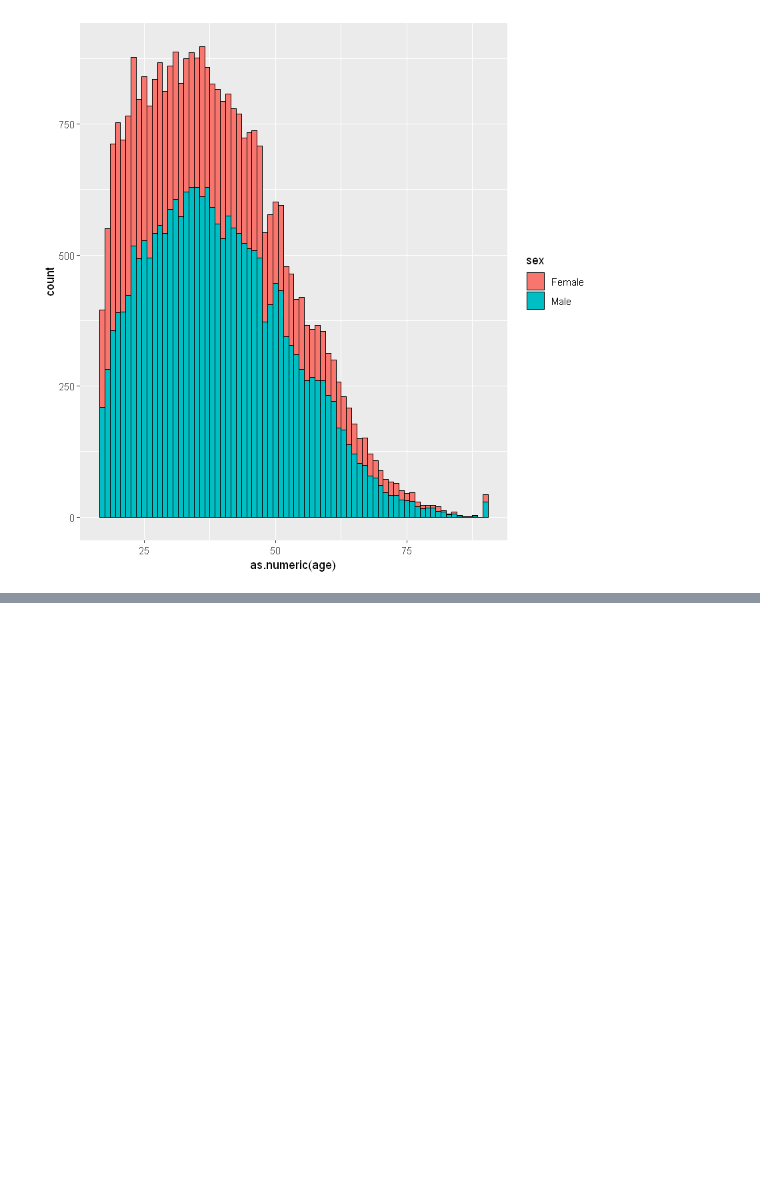
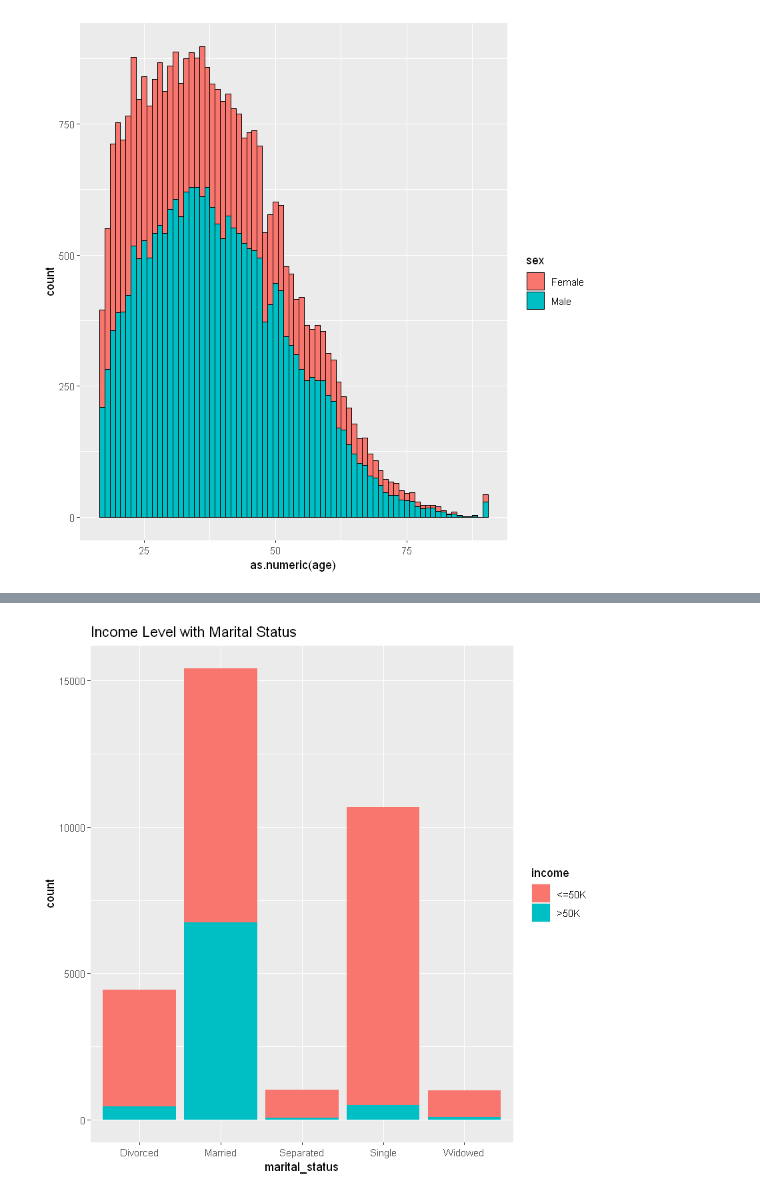
Before and after one commit to vishnusreddy/income-prediction, a Jupyter notebook: EDA.ipynb, the cells around one changed output, grey strips where cells are left out. Drawn from its saved outputs; the diff is of its cells as text; code cells hidden in the pictures; blank space fills up the shorter version.

```diff
--- a/EDA.ipynb
+++ b/EDA.ipynb
@@ -44,0 +237,7 @@ ggplot(adult) + aes(x=as.numeric(age), group=sex, fill=sex) +
+# %%
+adult$marital_status <- gsub('Married-AF-spouse', 'Married', adult$marital_status)
+adult$marital_status <- gsub('Married-civ-spouse', 'Married', adult$marital_status)
+adult$marital_status <- gsub('Married-spouse-absent', 'Married', adult$marital_status)
+adult$marital_status <- gsub('Never-married', 'Single', adult$marital_status)
+adult$marital_status <- as.factor(adult$marital_status)
+summary(adult$marital_status)
@@ -44,0 +247,4 @@ ggplot(adult) + aes(x=as.numeric(age), group=sex, fill=sex) +
+# %%
+df3 <- data.frame(table(adult$income, adult$marital_status))
+names(df3) <- c('income', 'marital_status', 'count')
+df3
@@ -44,0 +263,10 @@ ggplot(adult) + aes(x=as.numeric(age), group=sex, fill=sex) +
+# %%
+# calculate the percentages
+df3 <- ddply(df3, .(marital_status), transform, percent = count/sum(count) * 100)
+
+# bar plot of counts by marital status with in group proportions
+ggplot(df3, aes(x = marital_status, y = count, fill = income)) +
+  geom_bar(stat = "identity") +
+  ggtitle('Income Level with Marital Status')
+# %% [output]
+[figure, added]
```
Also changed, not shown: parts of 21 cells of this notebook.
